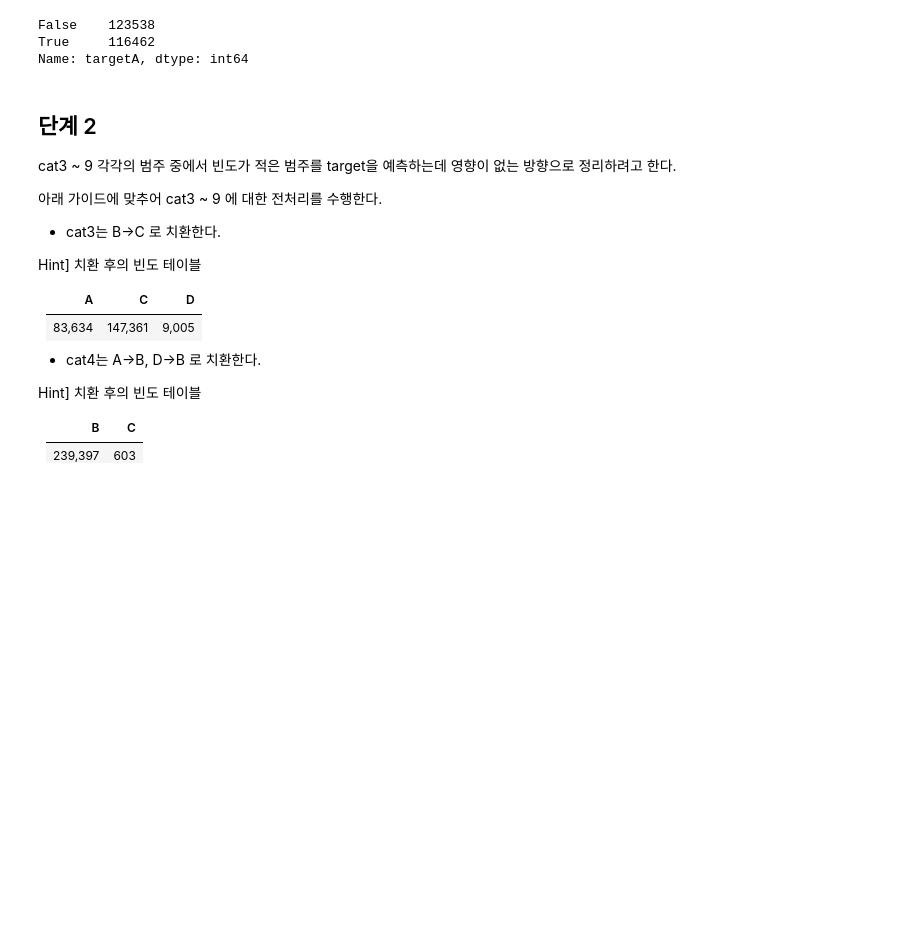
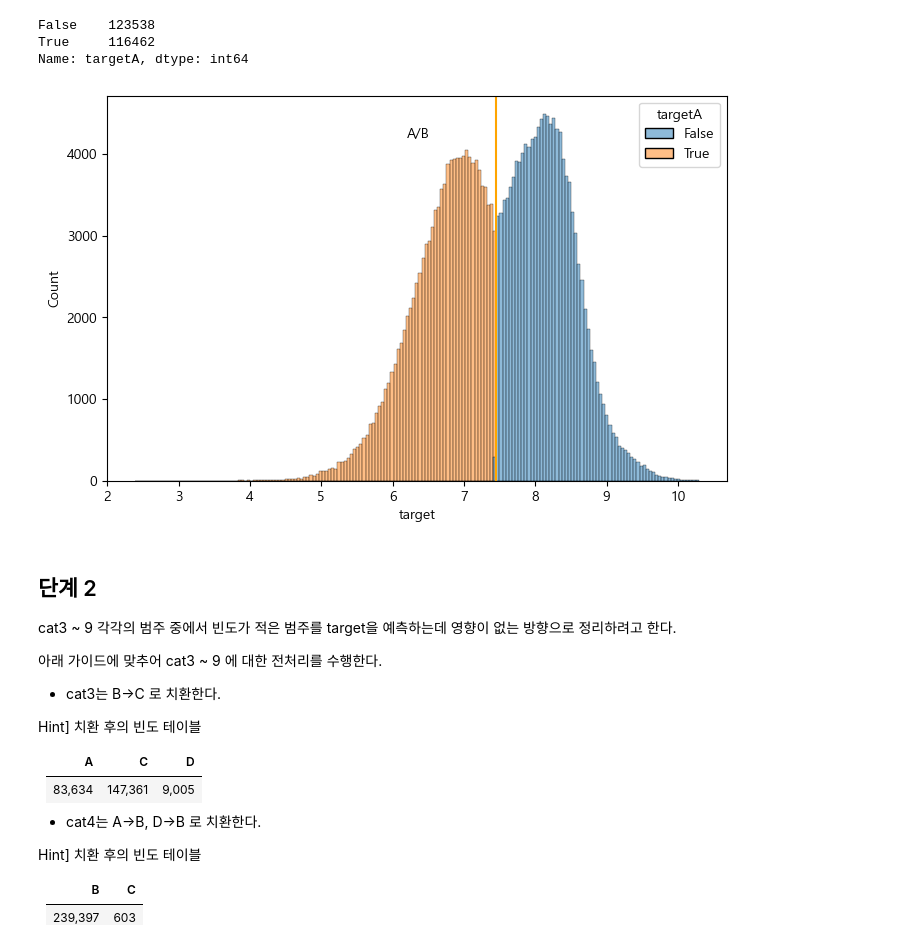
Before and after one commit to sunkusun9/DS_lv3_2308_2, a Jupyter notebook: sec_ds_lv3_prob2_prob.ipynb, the cells around one changed output. Cells and saved outputs as stored; diff of their text form; code cells hidden in the pictures; blank space fills up the shorter version.

```diff
--- a/sec_ds_lv3_prob2_prob.ipynb
+++ b/sec_ds_lv3_prob2_prob.ipynb
@@ -130,6 +130,15 @@ df_train['targetA'].value_counts()
 False    123538
 True     116462
 Name: targetA, dtype: int64
+# %%
+# target의 히스토그램 출력 및 구분선 출력
+plt.figure(figsize=(8, 5))
+sns.histplot(data=df_train, x='target', hue='targetA')
+plt.axvline(7.45, c='orange')
+plt.gca().annotate("A/B", (6.2, 4200))
+plt.show()
+# %% [output]
+[figure, added]
 # %% [markdown]
 ## 단계 2
 
```
Also changed, not shown: parts of 11 cells of this notebook.
